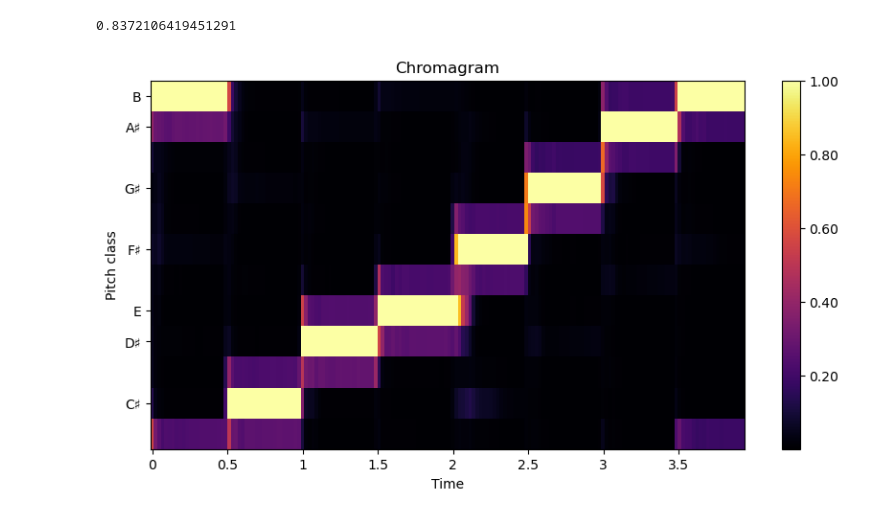
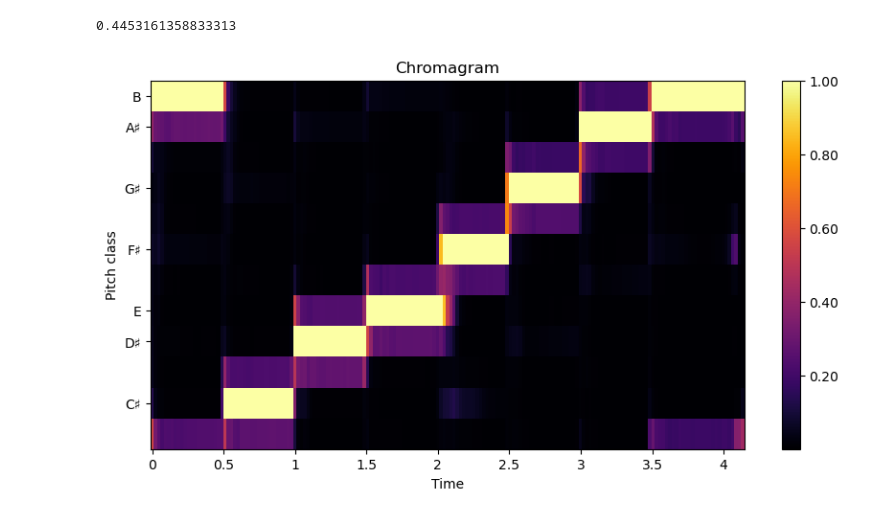
Before and after one commit to kujabes/SpaCy-Music, a Jupyter notebook: chromagram_similarity.ipynb, the cells around one changed output. Cells and saved outputs as stored; diff of their text form; code cells hidden in the pictures.

Commit message:
implement a chroma similarity function

```diff
--- a/chromagram_similarity.ipynb
+++ b/chromagram_similarity.ipynb
@@ -17,13 +17,3 @@ def cosine_similarity(m1, m2):
     flat1 = m1.flatten()
     flat2 = m2.flatten()
     return 1 - cosine(flat1, flat2)
-# %%
-m1 = np.array([[1, 2, 4],
-               [6, 2, 1]])
-
-m2 = np.array([[3, 2, 1, 1],
-               [4, 1, 2, 2]])
-
-print(cosine_similarity(m1, m2))
-# %% [output]
-0.8372106419451291
@@ -30,30 +42,33 @@ print(cosine_similarity(m1, m2))
+# %%
+path1 = 'chords/BMajor.wav'
+path2 = 'chords/CMajorScale.wav'
+print(chroma_similarity(path1=path1, path2=path2))
+# %% [output]
+0.4453161358833313
 # %%
 # Load audio and extract chromagram
 y, sr = librosa.load("chords/BMajor.wav")
 b_chromagram = librosa.feature.chroma_stft(y=y, sr=sr)
-
-# cut the noise of chromagram
-b_chromagram = b_chromagram[:, :int(b_chromagram.shape[1] * (3/5))]
 
 b_tempo, b_beats = librosa.beat.beat_track(y=y, sr=sr)
 b_beats = librosa.util.fix_frames(b_beats, x_min=0)
 b_chroma_sync = librosa.util.sync(b_chromagram, b_beats, aggregate=np.median)
 b_beat_times = librosa.samples_to_time(b_beats)
 
 # Used later to adjust hop length for the next audio clip so both
 # chromagrams share the same shape
 b_duration = librosa.core.audio.get_duration(S=b_chromagram, sr=sr)
 
 
 # Visualize the chromagram (optional)
 plt.figure(figsize=(10, 5))
 librosa.display.specshow(b_chromagram, x_axis="time", y_axis="chroma",
                          cmap="inferno", key='B:major')
 plt.title("Chromagram")
 plt.colorbar(format="%.2f")
 plt.show()
 # %% [output]
-[figure, old version]
+[figure, new version]
 # %%
 # Load audio and extract chromagram
 y, sr = librosa.load("chords/CMajorScale.wav")
```
Also changed, not shown: parts of 6 cells of this notebook, 2 other files.
